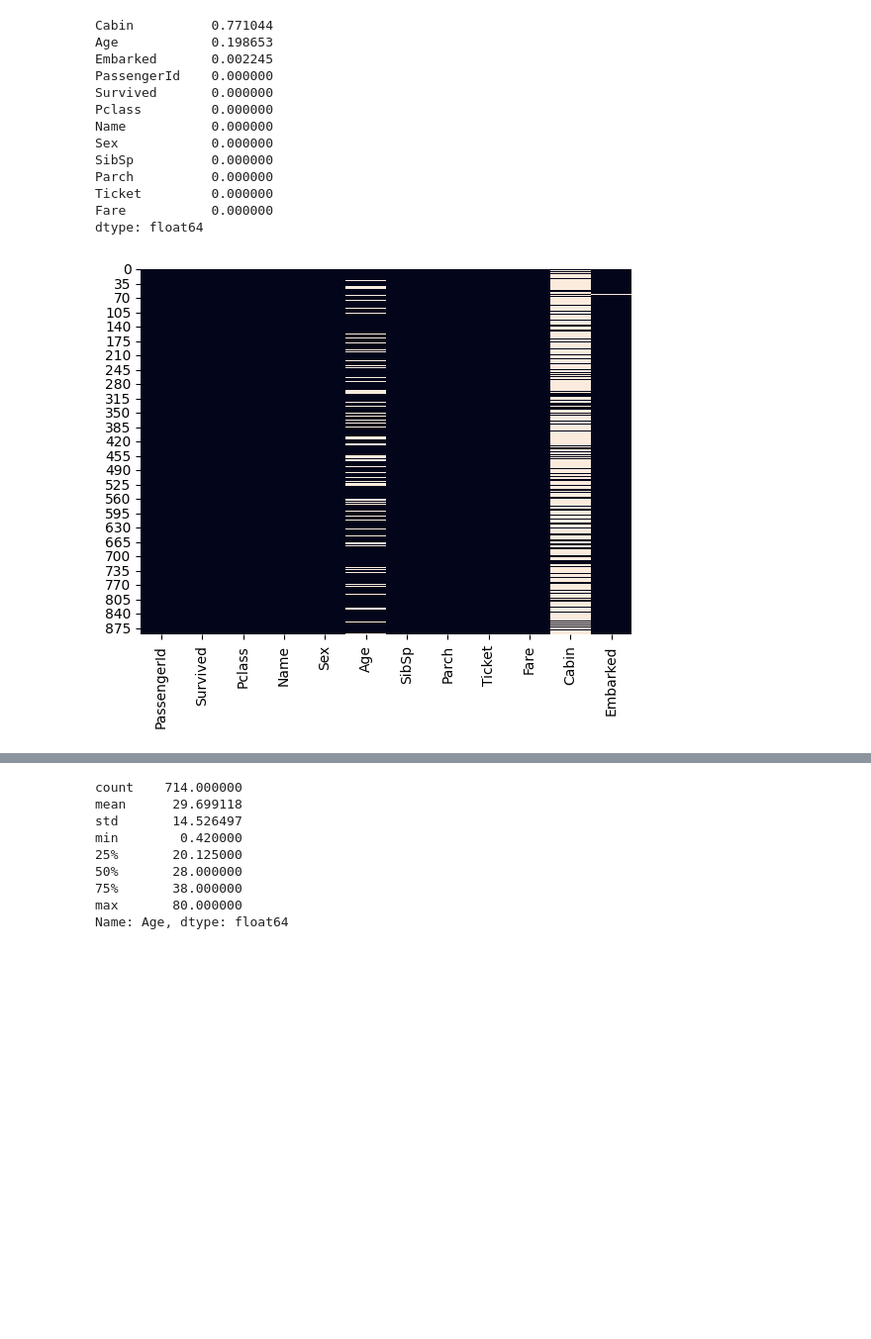
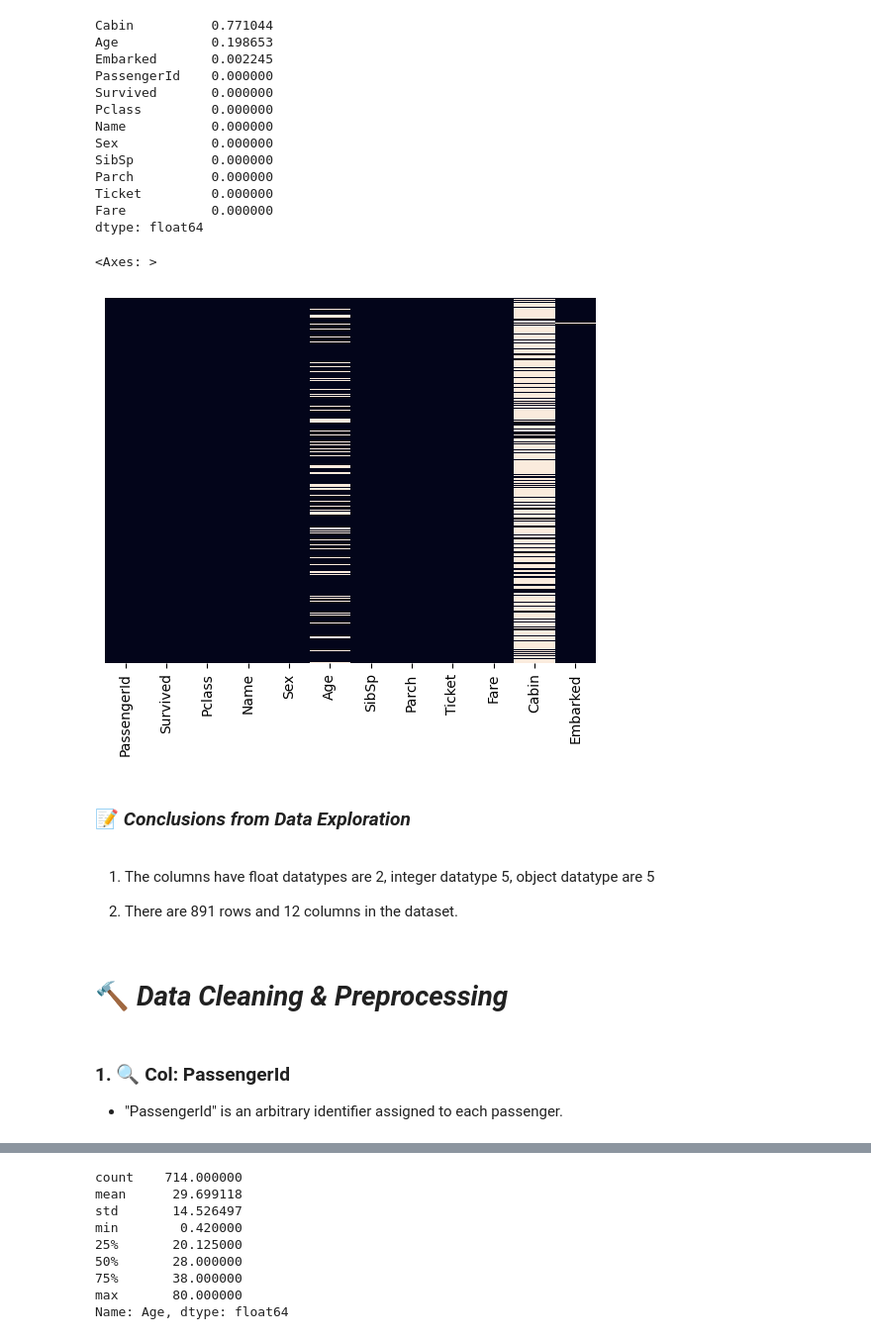
Before and after one commit to yigaai/StoryTelling_with_Data_myTelescope, a Jupyter notebook: titanic-survival-prediction.ipynb, the cells around one changed output, grey strips where cells are left out. Shown at 99% size. Drawn from its saved outputs; the diff is of its cells as text; code cells hidden in the pictures; blank space fills up the shorter version.

```diff
--- a/titanic-survival-prediction.ipynb
+++ b/titanic-survival-prediction.ipynb
@@ -152,7 +154,19 @@ Ticket         0.000000
 Fare           0.000000
 dtype: float64
 # %%
-sns.heatmap(df.isnull(), cbar = False)
-plt.show()
+sns.heatmap(df.isnull(), yticklabels=False, cbar=False)
 # %% [output]
+<Axes: >
-[figure, old version]
+[figure, new version]
+# %% [markdown]
+###  📝 ***Conclusions from Data Exploration***
+# %% [markdown]
+1. The columns have float datatypes are 2, integer datatype 5, object datatype are 5
+
+2. There are 891 rows and 12 columns in the dataset.
+# %% [markdown]
+# 🔨  ***Data Cleaning & Preprocessing***
+# %% [markdown]
+### 1. 🔍 **Col: PassengerId**
+
+*  "PassengerId" is an arbitrary identifier assigned to each passenger.
```
Also changed, not shown: parts of 44 cells of this notebook.
